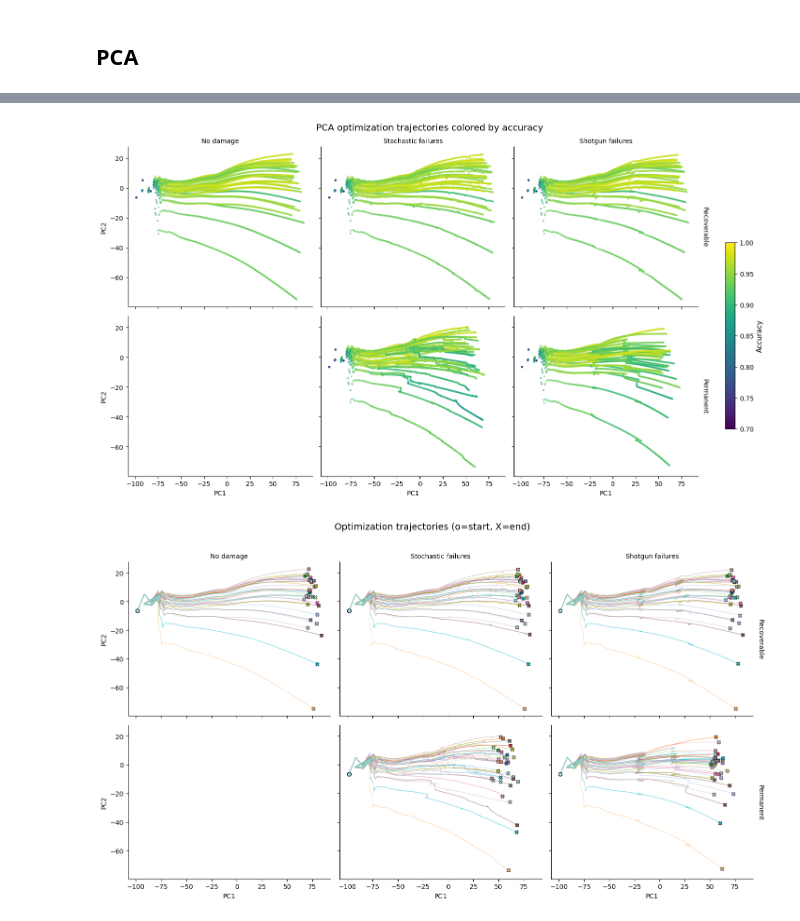
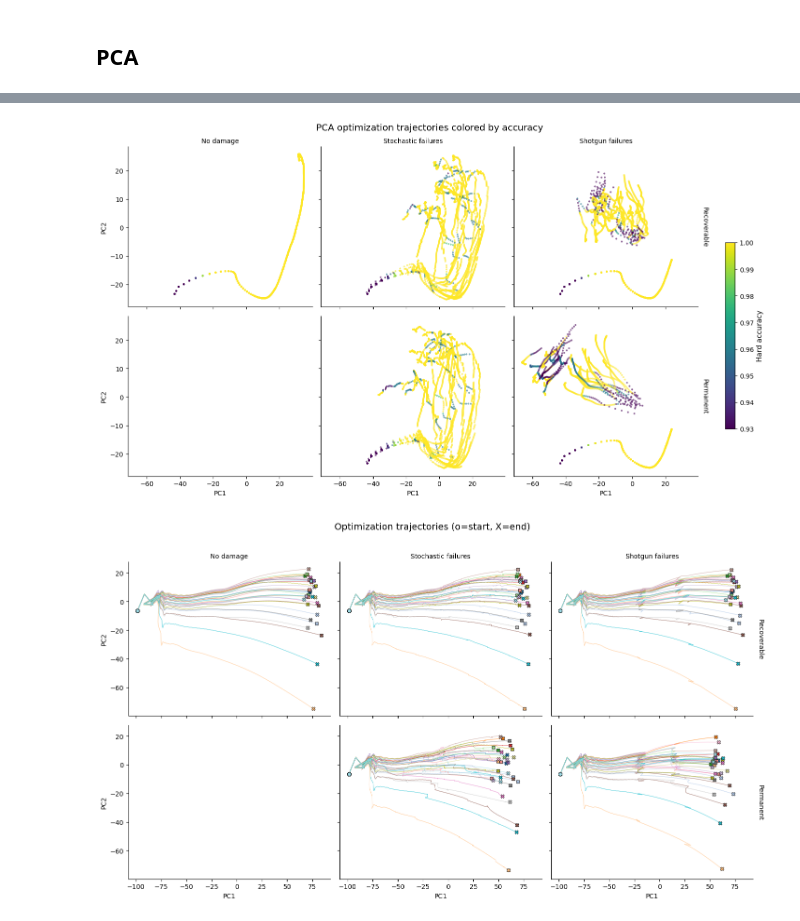
Before and after one commit to GabrielBena/boolean_nca_cc, a Jupyter notebook: boolean_nca_exploration.ipynb, the cells around one changed output, grey strips where cells are left out. Cells and saved outputs as stored; diff of their text form; code cells hidden in the pictures.

```diff
--- a/boolean_nca_exploration.ipynb
+++ b/boolean_nca_exploration.ipynb
@@ -465,7 +771,7 @@ attn_eval_results = {
         x_data=x_test,
         y_data=y_test,
         input_n=input_n,
-        n_message_steps=1024,
+        n_message_steps=256,
         arity=arity,
         circuit_hidden_dim=hidden_dim,
         loss_cfg=LossConfig(dict(loaded_config.loss)),
@@ -590,7 +902,12 @@ def build_trajectory_df(eval_results: dict, bp_results: dict | None = None) -> p
                             "logits_vec": bp_step_metrics["graphs"]
                             .nodes["logits"][b, t]
                             .reshape(-1),
-                            "loss": bp_step_metrics["loss"][t],
+                        }
+                    )
+                    records[-1].update(
+                        {
+                            metric: bp_step_metrics["all_metrics"][metric][b, t].item()
+                            for metric in bp_step_metrics["all_metrics"]
                         }
                     )
 
@@ -677,14 +1190,26 @@ traj_df = build_trajectory_df(attn_eval_results, bp_results=bp_eval_results)
 # %%
 traj_df["logits_vec_sigmoid"] = traj_df["logits_vec"].apply(lambda x: jax.nn.sigmoid(x))
 # %%
-models = ["NCA"]
+models_to_use = ["BP"]
+
+use_temporal_refinement = True
+use_umap = False
+use_sigmoid = False
+
+if not use_temporal_refinement:
+    traj_df_pca, pca, scaler = add_pca_columns(
+        traj_df.query(f"model in {models_to_use}"), n_components=4, use_sigmoid=use_sigmoid
+    )
+else:
+    traj_df_pca, pca, scaler = add_temporally_refined_pca_columns(
+        df=traj_df.query(f"model in {models_to_use}"),
+        n_iter=500,
+        use_sigmoid=use_sigmoid,
+    )
 
 
-traj_df_pca, pca, scaler = add_pca_columns(
-    traj_df.query(f"model in {models}"), n_components=4, use_sigmoid=False
-)
-
-# traj_df, umap, scaler = add_umap_columns(traj_df, n_components=4)
+if use_umap:
+    traj_df_pca, umap, scaler = add_umap_columns(traj_df_pca, n_components=4)
 
 # Drop the heavy logits_vec column now that we have PCs
 traj_df_pca = traj_df_pca.drop(columns=["logits_vec"])
@@ -698,7 +1223,6 @@ traj_df_pca["damage_label"] = traj_df_pca["damage_mode"].replace(
     }
 )
 
-
 traj_df_pca["permanent_label"] = traj_df_pca["permanent"].map(
     {True: "Permanent", False: "Recoverable"}
 )
@@ -770,47 +1334,50 @@ def legend_to_colorbar(g, hue_col, data, palette="viridis", label=None, vmin=Non
 
     return g
 # %%
-v_min, v_max = 0.7, 1.0
+v_min, v_max = 0.93, 1.0
 hue_norm = mcolors.LogNorm(vmin=v_min, vmax=v_max)
-hue = "accuracy"
+hue = "hard_accuracy"
+
+use_umap = False
 
 g = sns.relplot(
+    # data=traj_df_pca.query("model == 'BP'"),
     data=traj_df_pca,
-    x="PC1",
-    y="PC2",
+    x="PC1" if not use_umap else "UMAP1",
+    y="PC2" if not use_umap else "UMAP2",
     hue=hue,
     style="model",
     col="damage_label",
     row="permanent_label",
     palette="viridis",
     kind="scatter",
     s=8,
     alpha=0.6,
     edgecolor="none",
     facet_kws={"sharex": True, "sharey": True, "margin_titles": True},
     height=4,
     aspect=1.2,
     legend=False,
     hue_norm=hue_norm if hue == "hard_accuracy" else None,
 )
 g.set_titles(row_template="{row_name}", col_template="{col_name}")
 g.figure.suptitle("PCA optimization trajectories colored by accuracy", y=1.02, fontsize=14)
 legend_to_colorbar(
     g,
     hue,
     traj_df_pca,
     palette="viridis",
     label=hue.replace("_", " ").capitalize(),
     vmin=v_min if "accuracy" in hue else None,
     vmax=v_max if "accuracy" in hue else None,
 )
 
 # new_bbox = (bbox.x0, bbox.y0 - 0.25, bbox.width, bbox.height)
 # fig.axes[0].set_position(new_bbox)
 # fig.delaxes(fig.axes[3])
 plt.show()
 # %% [output]
-[figure, old version]
+[figure, new version]
 # %%
 # =====================================================================
 # Trajectory LINES per batch, faceted by condition
```
Also changed, not shown: parts of 40 cells of this notebook, 3 other files.
